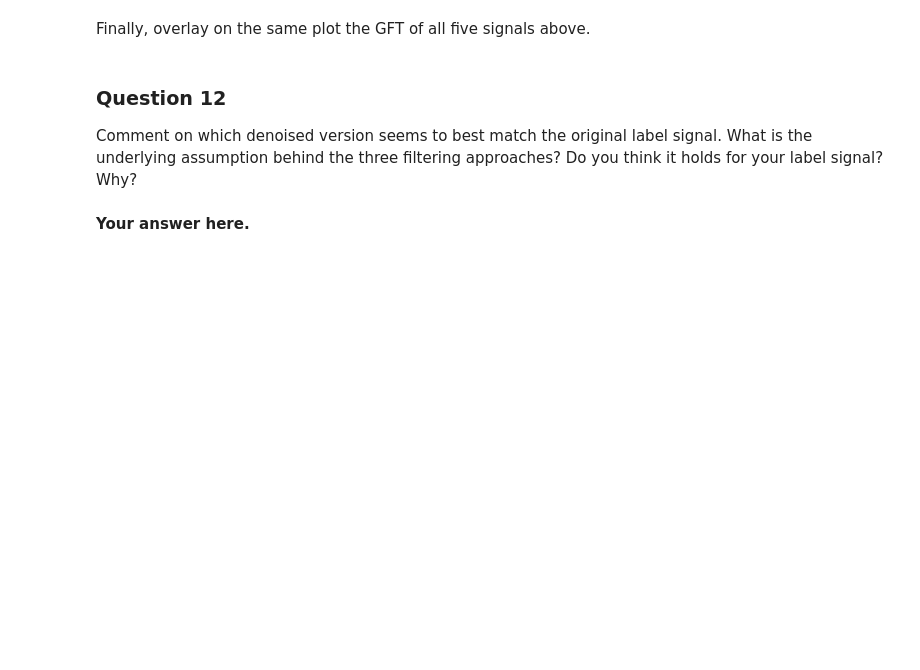
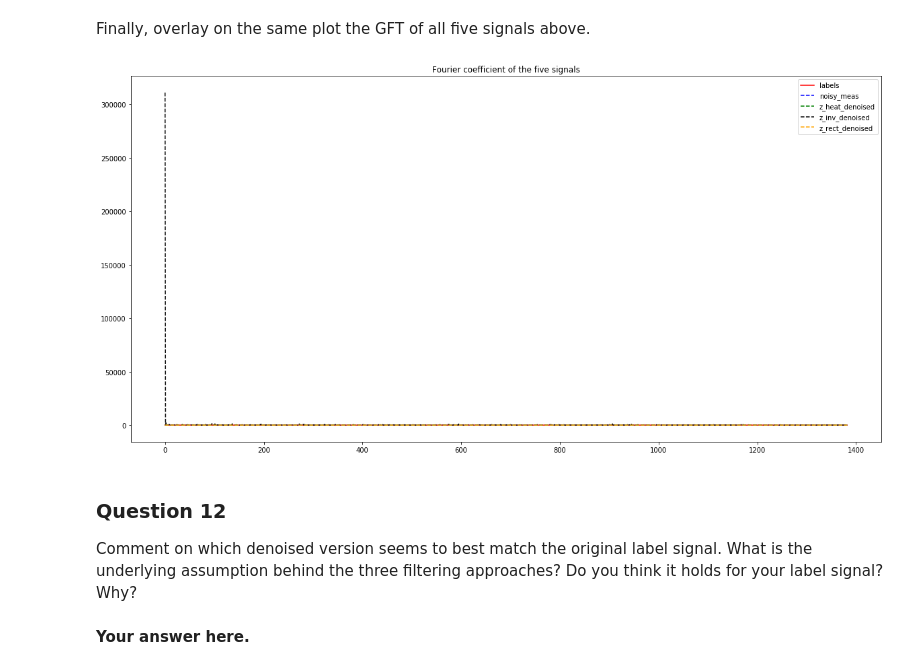
Before and after one commit to swouf/ntds_IMDb_team4, a Jupyter notebook: 4_graph_signal_processing.ipynb, the cells around one changed output. Drawn from its saved outputs; the diff is of its cells as text; code cells hidden in the pictures; blank space fills up the shorter version.

```diff
--- a/4_graph_signal_processing.ipynb
+++ b/4_graph_signal_processing.ipynb
@@ -614,19 +641,20 @@ Finally, overlay on the same plot the GFT of all five signals above.
 # %%
 lables_gft = abs(GFT(labels))
 noisy_measurements_gft = abs(GFT(noisy_measurements))
 z_heat_denoised_gft = abs(GFT(z_heat_denoised))
-z_inv_denoised_gft = GFT(z_inv_denoised)
-z_rect_denoised_gft = GFT(z_rect_denoised)
+z_inv_denoised_gft = abs(GFT(z_inv_denoised))
+z_rect_denoised_gft = abs(GFT(z_rect_denoised))
 
 plt.figure(figsize=(20, 10))
 plt.plot(lables_gft, linewidth=1.5 ,color="red", linestyle="-", label="labels");
 plt.plot(noisy_measurements_gft, color="blue",linewidth=1.5, linestyle="--", label="noisy_meas");
 plt.plot(z_heat_denoised_gft, color="green",linewidth=1.5, linestyle="--", label="z_heat_denoised");
 plt.plot(z_inv_denoised_gft, color="black",linewidth=1.5, linestyle="--", label="z_inv_denoised");
 plt.plot(z_rect_denoised_gft, color="orange",linewidth=1.5, linestyle="--", label="z_rect_denoised");
-
 plt.title('Fourier coefficient of the five signals')
 plt.legend(loc='upper right');
+# %% [output]
+[figure, added]
 # %% [markdown]
 ### Question 12
 
```
Also changed, not shown: parts of 14 cells of this notebook.
